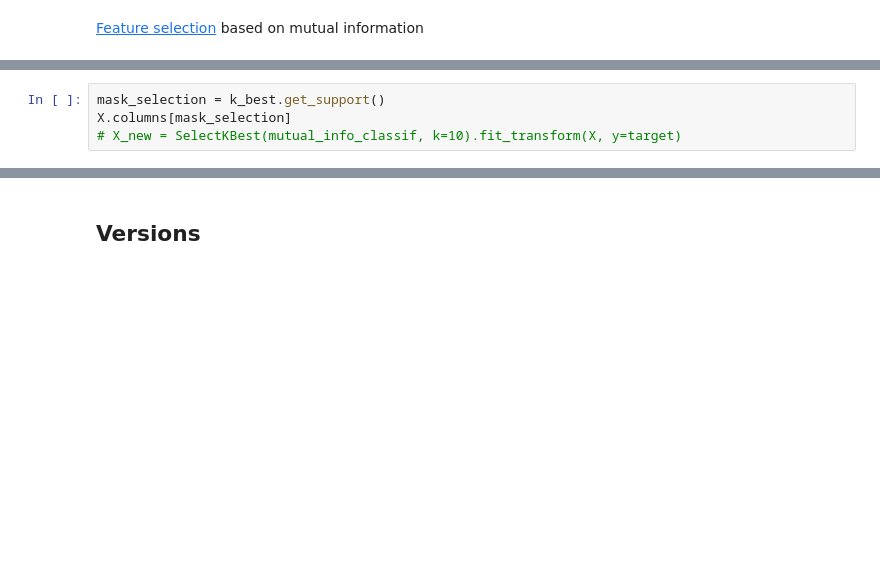
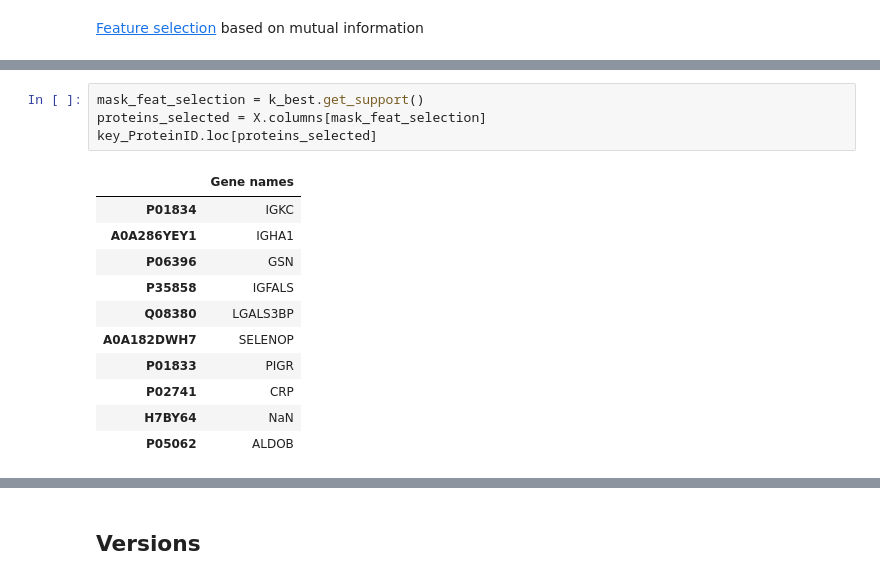
Before and after one commit to llniu/ALD-study, a Jupyter notebook: ald_analysis_hw.ipynb, the cells around one changed output, grey strips where cells are left out. Cells and saved outputs as stored; diff of their text form; blank space fills up the shorter version.

```diff
--- a/ald_analysis_hw.ipynb
+++ b/ald_analysis_hw.ipynb
@@ -313,5 +436,17 @@ k_best.fit(X, y=target)
-# %%
-mask_selection = k_best.get_support()
-X.columns[mask_selection]
-# X_new = SelectKBest(mutual_info_classif, k=10).fit_transform(X, y=target)
+# %%
+mask_feat_selection = k_best.get_support()
+proteins_selected = X.columns[mask_feat_selection]
+key_ProteinID.loc[proteins_selected]
+# %% [output]
+|  | Gene names |
+| P01834 | IGKC |
+| A0A286YEY1 | IGHA1 |
+| P06396 | GSN |
+| P35858 | IGFALS |
+| Q08380 | LGALS3BP |
+| A0A182DWH7 | SELENOP |
+| P01833 | PIGR |
+| P02741 | CRP |
+| H7BY64 | NaN |
+| P05062 | ALDOB |
 # %%
```
Also changed, not shown: parts of 31 cells of this notebook.
